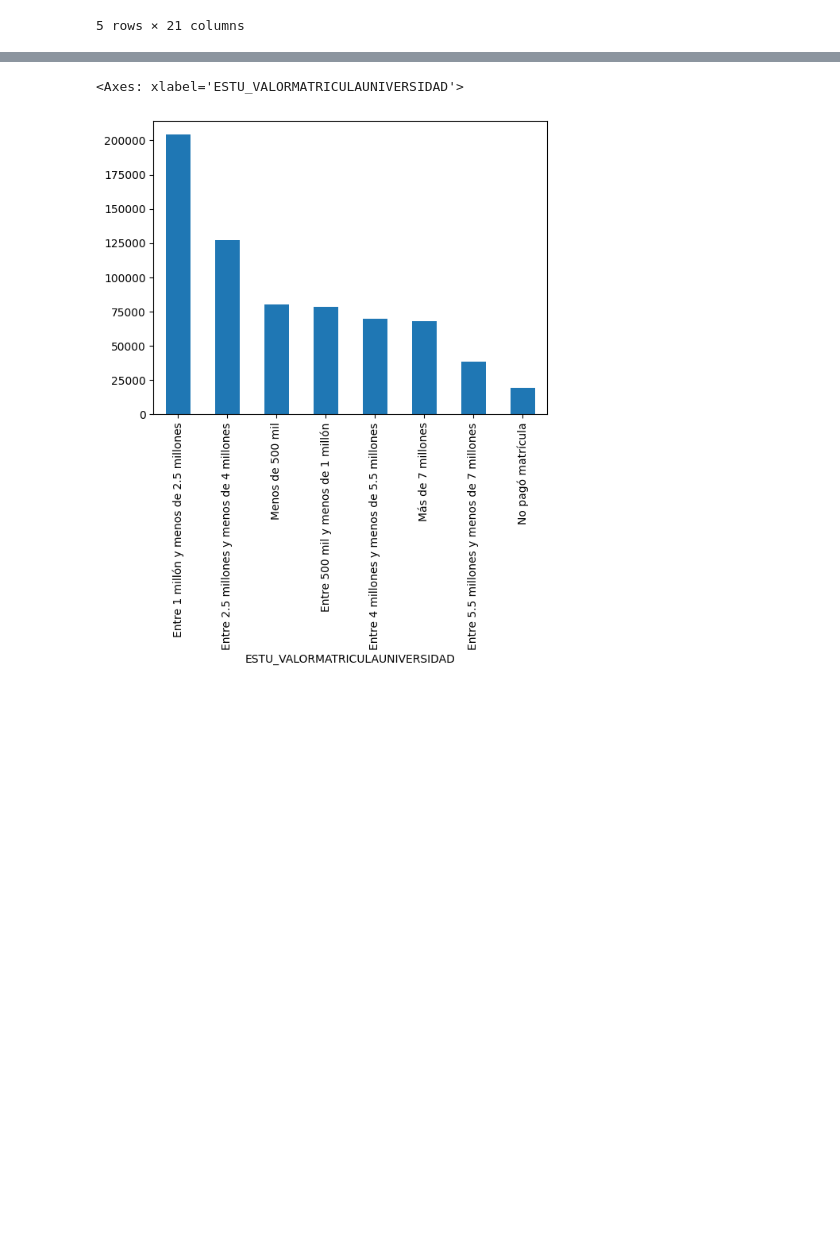
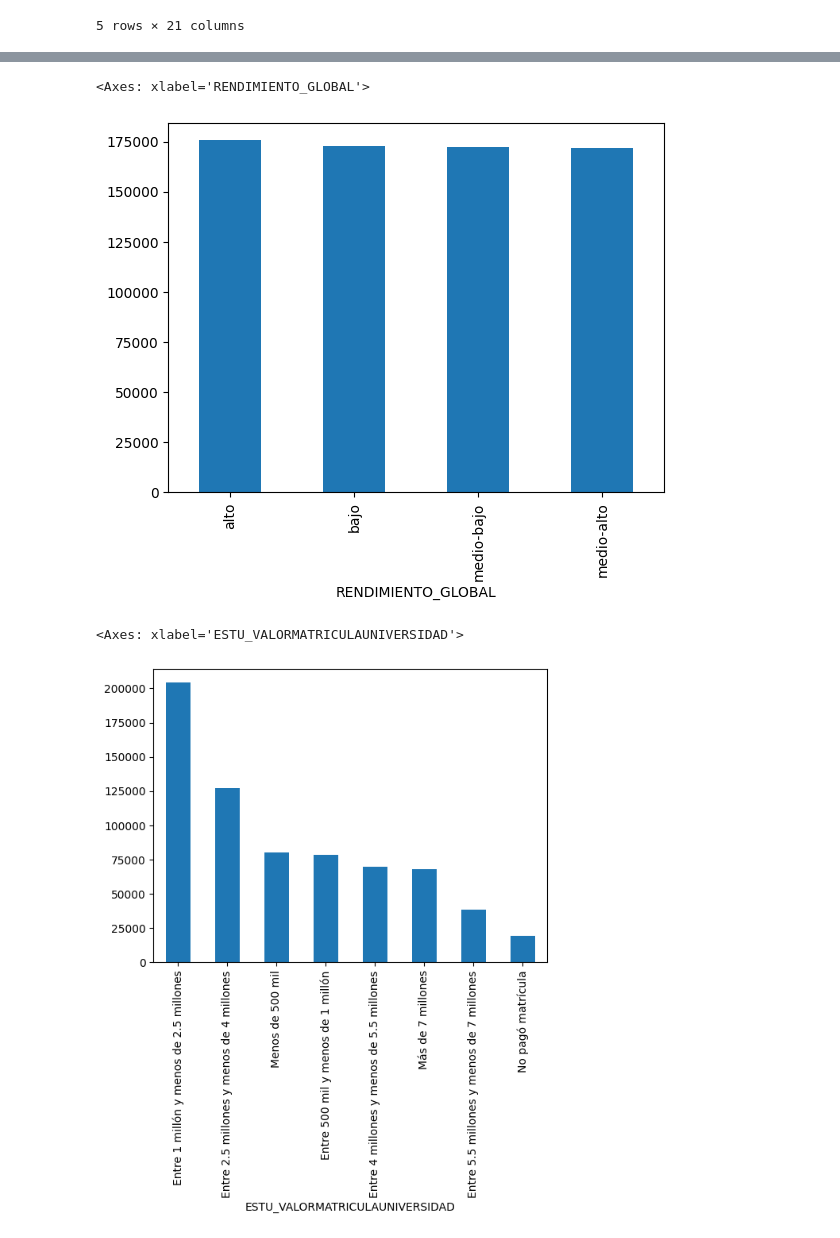
Before and after one commit to JuanCOD001116/Proyecto-Modelos, a Jupyter notebook: 01 - exploración.ipynb, the cells around one changed output, grey strips where cells are left out. Drawn from its saved outputs; the diff is of its cells as text; code cells hidden in the pictures; blank space fills up the shorter version.

```diff
--- a/01 - exploración.ipynb
+++ b/01 - exploración.ipynb
@@ -64,3 +74,8 @@ z.FAMI_EDUCACIONMADRE.value_counts().plot(kind='bar')
+# %%
+z.RENDIMIENTO_GLOBAL.value_counts().plot(kind='bar')
+# %% [output]
+<Axes: xlabel='RENDIMIENTO_GLOBAL'>
+[figure, added]
 # %%
 z.ESTU_VALORMATRICULAUNIVERSIDAD.value_counts().plot(kind='bar')
 # %% [output]
```
Also changed, not shown: parts of 7 cells of this notebook.
